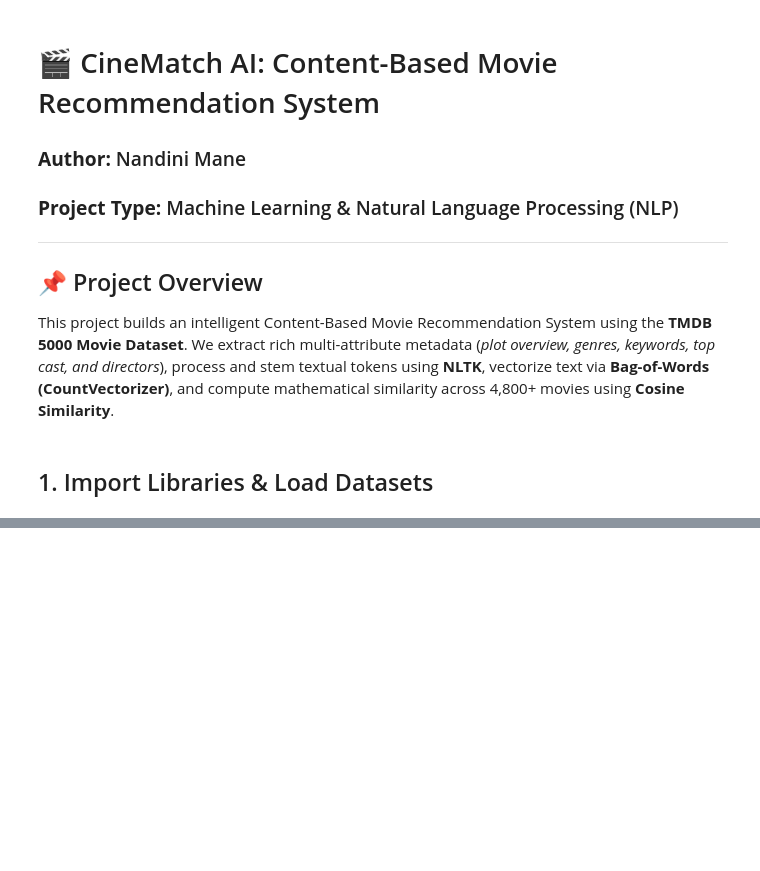
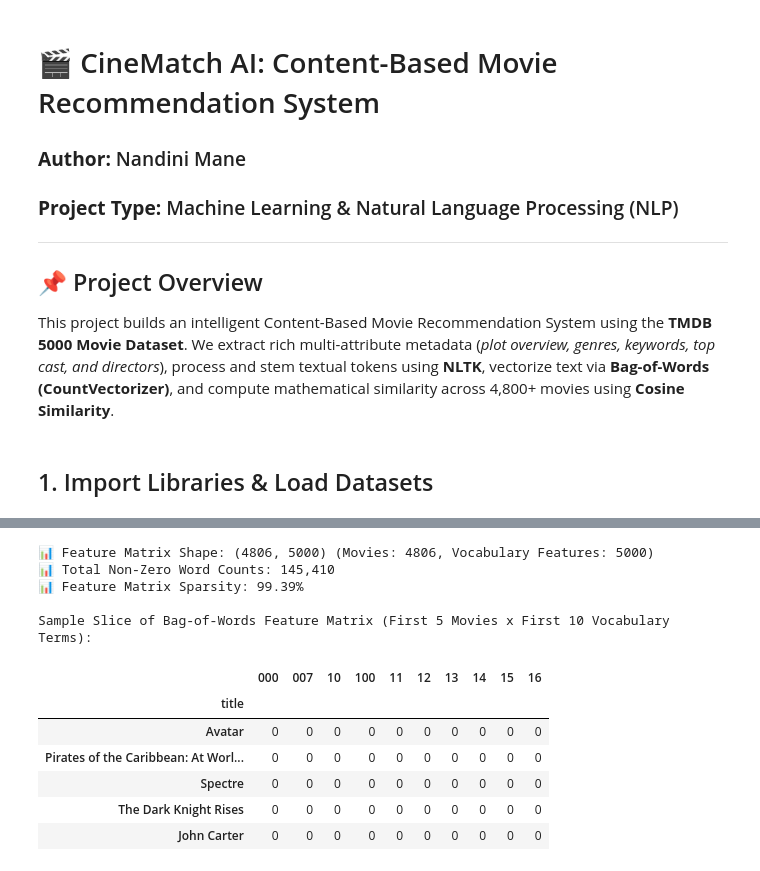
Before and after one commit to Nandinimane511/movie-recommender-system, a Jupyter notebook: Movie_Recommendation_System_EDA.ipynb, the cells around one changed output, grey strips where cells are left out. Cells and saved outputs as stored; diff of their text form; code cells hidden in the pictures; blank space fills up the shorter version.

```diff
--- a/Movie_Recommendation_System_EDA.ipynb
+++ b/Movie_Recommendation_System_EDA.ipynb
@@ -41,16 +96,25 @@ df.head(3)
 # %%
 def extract_names(obj):
-    return [item['name'] for item in ast.literal_eval(obj)]
+    try:
+        return [item['name'] for item in ast.literal_eval(obj)]
+    except Exception:
+        return []
 
 def extract_top3_cast(obj):
-    cast = ast.literal_eval(obj)
-    return [item['name'] for item in cast[:3]]
+    try:
+        cast = ast.literal_eval(obj)
+        return [item['name'] for item in cast[:3]]
+    except Exception:
+        return []
 
 def extract_director(obj):
-    for item in ast.literal_eval(obj):
-        if item.get('job') == 'Director':
-            return item.get('name', 'Unknown')
-    return 'Unknown'
+    try:
+        for item in ast.literal_eval(obj):
+            if item.get('job') == 'Director':
+                return item.get('name', 'Unknown')
+        return 'Unknown'
+    except Exception:
+        return 'Unknown'
 
 df['genres_list'] = df['genres'].apply(extract_names)
 df['keywords_list'] = df['keywords'].apply(extract_names)
@@ -93,0 +158,32 @@ print(f"Similarity matrix shape: {similarity.shape}")
+# %%
+# Initialize CountVectorizer
+cv = CountVectorizer(max_features=5000, stop_words='english')
+vectors = cv.fit_transform(df['tags_stemmed']).toarray()
+
+# Matrix properties & sparsity analysis
+n_movies, n_features = vectors.shape
+nonzero_count = np.count_nonzero(vectors)
+sparsity = (1.0 - (nonzero_count / float(vectors.size))) * 100
+
+print(f"📊 Feature Matrix Shape: {vectors.shape} (Movies: {n_movies}, Vocabulary Features: {n_features})")
+print(f"📊 Total Non-Zero Word Counts: {nonzero_count:,}")
+print(f"📊 Feature Matrix Sparsity: {sparsity:.2f}%")
+
+# Inspect a sample slice of the feature matrix
+sample_vocab = cv.get_feature_names_out()[:10]
+sample_slice_df = pd.DataFrame(vectors[:5, :10], index=df['title'][:5], columns=sample_vocab)
+print('\nSample Slice of Bag-of-Words Feature Matrix (First 5 Movies x First 10 Vocabulary Terms):')
+display(sample_slice_df)
+# %% [output]
+📊 Feature Matrix Shape: (4806, 5000) (Movies: 4806, Vocabulary Features: 5000)
+📊 Total Non-Zero Word Counts: 145,410
+📊 Feature Matrix Sparsity: 99.39%
+
+Sample Slice of Bag-of-Words Feature Matrix (First 5 Movies x First 10 Vocabulary Terms):
+|  | 000 | 007 | 10 | 100 | 11 | 12 | 13 | 14 | 15 | 16 |
+| title |  |  |  |  |  |  |  |  |  |  |
+| Avatar | 0 | 0 | 0 | 0 | 0 | 0 | 0 | 0 | 0 | 0 |
+| Pirates of the Caribbean: At Worl... | 0 | 0 | 0 | 0 | 0 | 0 | 0 | 0 | 0 | 0 |
+| Spectre | 0 | 0 | 0 | 0 | 0 | 0 | 0 | 0 | 0 | 0 |
+| The Dark Knight Rises | 0 | 0 | 0 | 0 | 0 | 0 | 0 | 0 | 0 | 0 |
+| John Carter | 0 | 0 | 0 | 0 | 0 | 0 | 0 | 0 | 0 | 0 |
```
Also changed, not shown: parts of 21 cells of this notebook, 1 other file.
